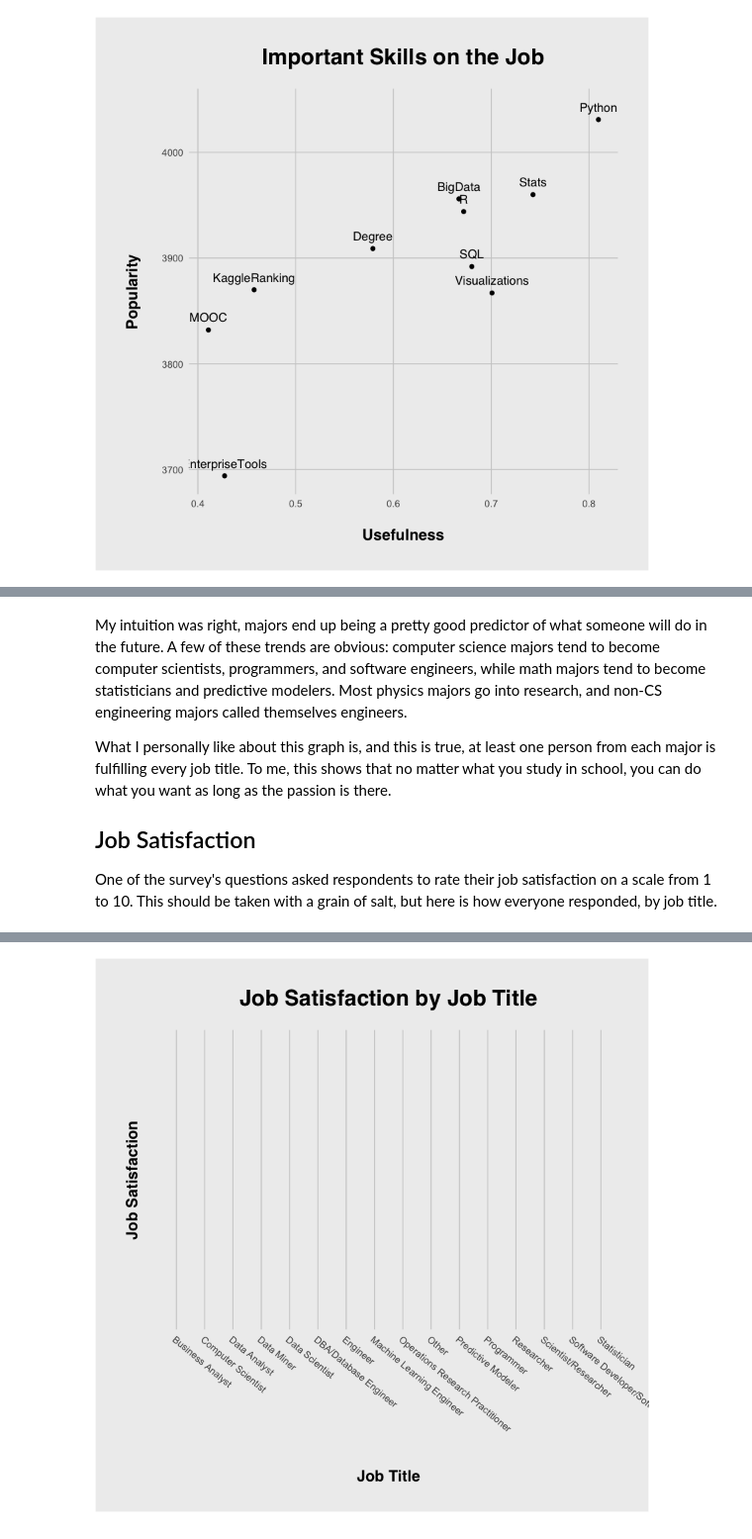
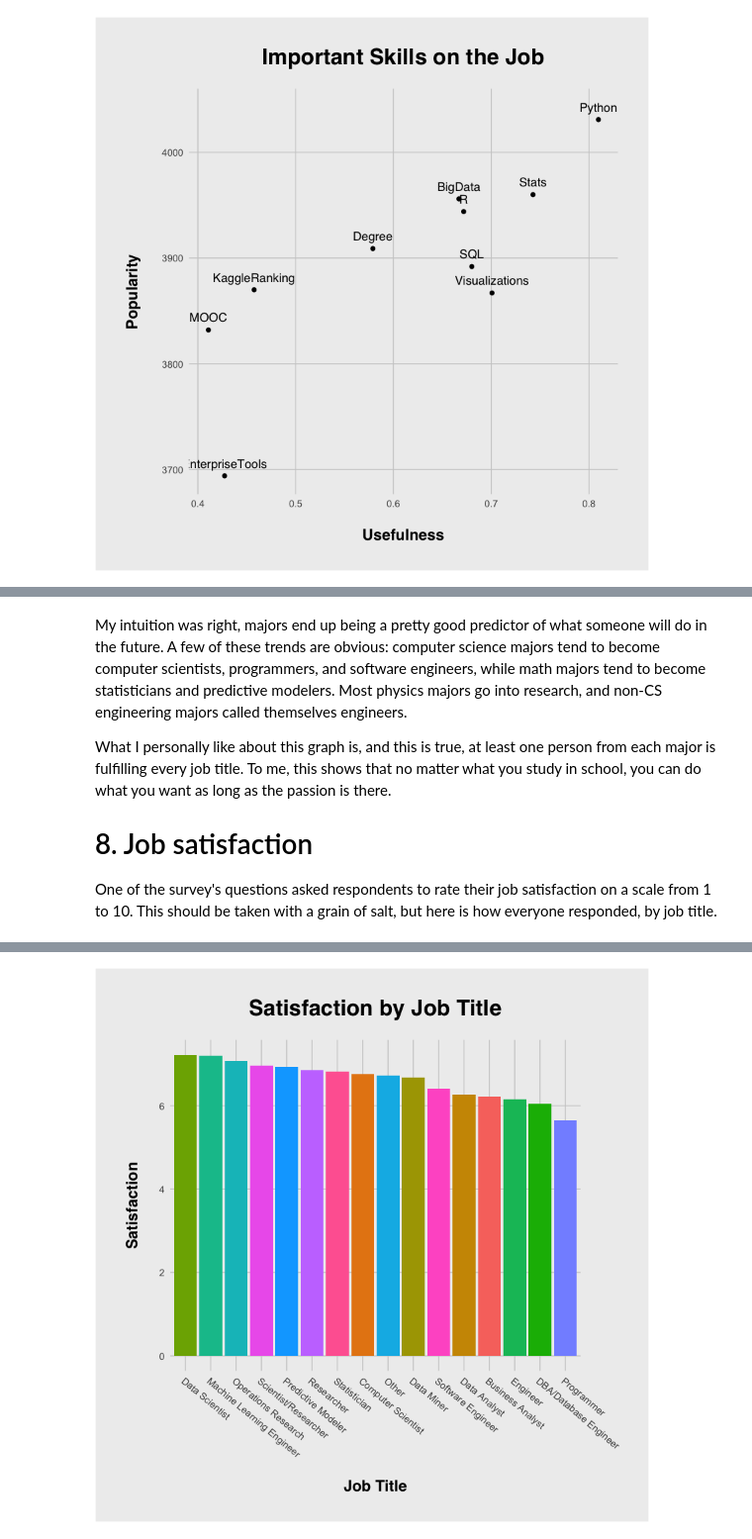
Before and after one commit to jackcook/kaggle-survey, a Jupyter notebook: analysis.ipynb, the cells around one changed output, grey strips where cells are left out. Shown: that part at 99% size. Saved outputs shown, nothing was run; the diff lists cells and outputs as text; code cells hidden in the pictures.

```diff
--- a/analysis.ipynb
+++ b/analysis.ipynb
@@ -9,3 +30,5 @@ library(data.table)
 library(dplyr, warn.conflicts = FALSE)
 library(ggplot2)
 library(tibble)
+
+results <- as.tibble(suppressWarnings(fread("./data/multipleChoiceResponses.csV")))
@@ -16,2 +34,0 @@ I like using tibbles for large data frames, as they make it easier to view in th
-# %%
-results <- as.tibble(suppressWarnings(fread("./data/multipleChoiceResponses.csv")))
@@ -30 +40,15 @@ ncol(results)
+# %%
+results$CurrentJobTitleSelect[results$CurrentJobTitleSelect == "Software Developer/Software Engineer"] <- "Software Engineer"
+results$CurrentJobTitleSelect[results$CurrentJobTitleSelect == "Operations Research Practitioner"] <- "Operations Research"
+
+results$MajorSelect[results$MajorSelect == "Engineering (non-computer focused)"] <- "Engineering"
+results$MajorSelect[results$MajorSelect == "Information technology, networking, or system administration"] <- "Information technology"
+results$MajorSelect[results$MajorSelect == "Management information systems"] <- "Information systems"
+
+results_names <- names(results)
+results_names[results_names == "WorkMethodsFrequencyA/B"] <- "WorkMethodsFrequencyABTesting"
+results_names[results_names == "WorkMethodsFrequencyCross-Validation"] <- "WorkMethodsFrequencyCrossValidation"
+names(results) <- results_names
+
+results$JobSatisfaction <- suppressWarnings(as.numeric(substr(results$JobSatisfaction, start = 1, stop = 2)))
 # %% [markdown]
@@ -297,12 +321,6 @@ We can see a number of trends in this table as well. Everyone is using data visu
 
 I haven't started college yet, and as such, have not yet had to declare a major. However, intuitively I would think that some majors are much more likely than others to hold certain jobs.
 # %%
-invisible(tryCatch({
-    results[results$MajorSelect == "Engineering (non-computer focused)", ]$MajorSelect <- "Engineering"
-    results[results$MajorSelect == "Information technology, networking, or system administration", ]$MajorSelect <- "Information technology"
-    results[results$MajorSelect == "Management information systems", ]$MajorSelect <- "Information systems"
-}, error = function(e){}))
-
 results %>%
     rename(Major = MajorSelect, title = CurrentJobTitleSelect) %>%
     filter(title != "", Major != "") %>%
@@ -317,7 +335,7 @@ results %>%
     scale_y_continuous(expand = c(0, 0)) +
     jack_theme +
     theme(
-        axis.title.x = element_text(margin = margin(t = -15)),
+        axis.title.x = element_text(margin = margin(t = 12)),
         axis.text.x = element_text(angle = 320, hjust = 0)
     )
 # %% [output]
@@ -327,7 +345,8 @@ My intuition was right, majors end up being a pretty good predictor of what some
 
 What I personally like about this graph is, and this is true, at least one person from each major is fulfilling every job title. To me, this shows that no matter what you study in school, you can do what you want as long as the passion is there.
 
-## Job Satisfaction
+# 8. Job satisfaction
+<a id="job_satisfaction"></a>
 
 One of the survey's questions asked respondents to rate their job satisfaction on a scale from 1 to 10. This should be taken with a grain of salt, but here is how everyone responded, by job title.
 # %%
@@ -338,9 +357,13 @@ results %>%
     summarize(m = mean(JobSatisfaction, na.rm = TRUE)) %>%
     arrange(desc(m)) %>%
     ggplot(aes(x = reorder(title, -m), y = m, fill = title)) +
-    ggtitle("Job Satisfaction by Job Title") +
-    labs(x = "Job Title", y = "Job Satisfaction") +
+    ggtitle("Satisfaction by Job Title") +
+    labs(x = "Job Title", y = "Satisfaction") +
     geom_bar(stat = "identity") +
     jack_theme +
-    theme(axis.text.x = element_text(angle = 320, hjust = 0))
+    theme(
+        axis.text.x = element_text(angle = 320, hjust = 0),
+        legend.position = "none",
+        plot.margin = margin(c(1, 2.2, 1, 1), unit = "cm")
+    )
 # %% [output]
@@ -365 +370 @@ Warning message in mean.default(JobSatisfaction, na.rm = TRUE):
-[figure, old version]
+[figure, new version]
```
Also changed, not shown: parts of 23 cells of this notebook.
